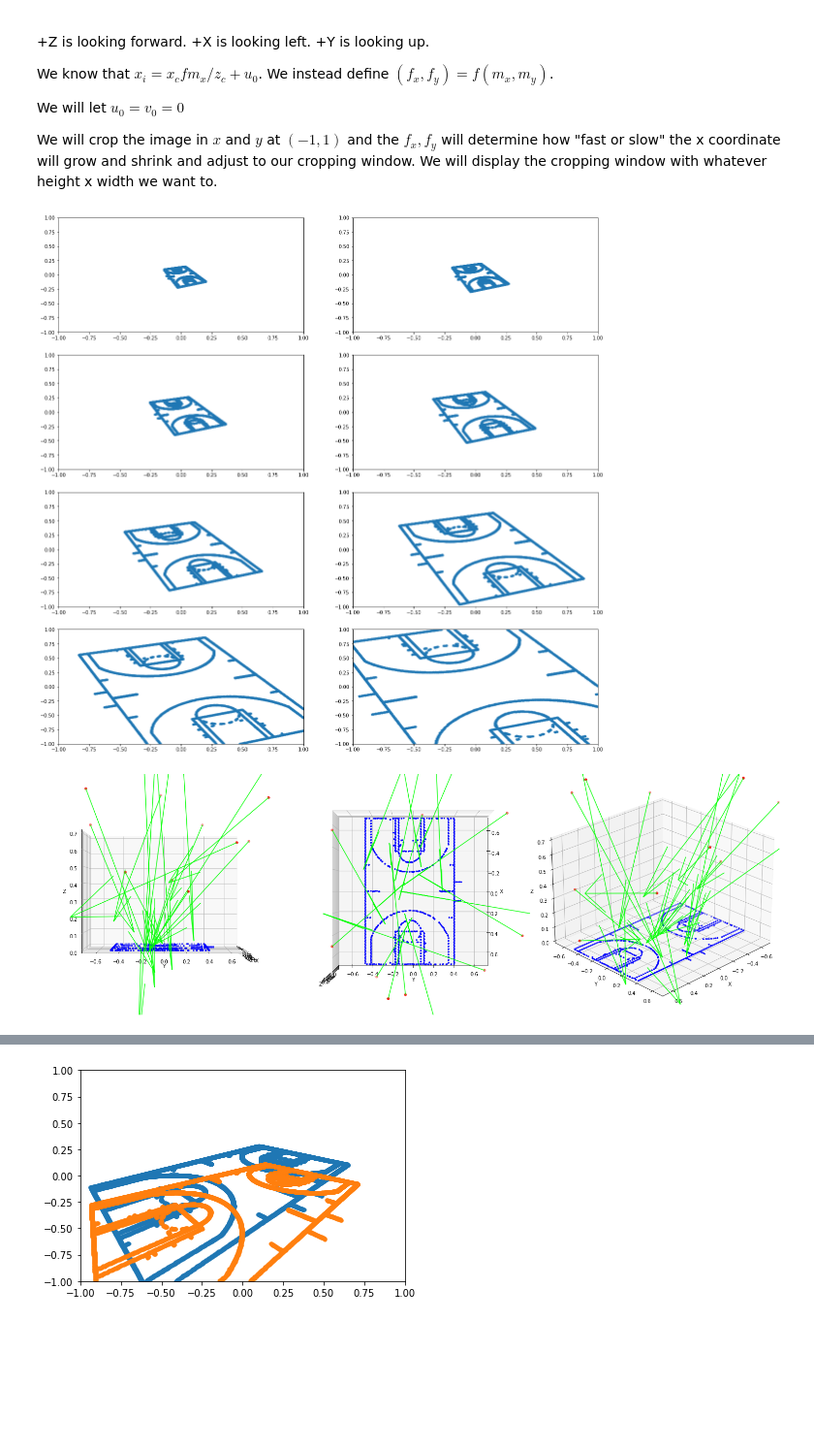
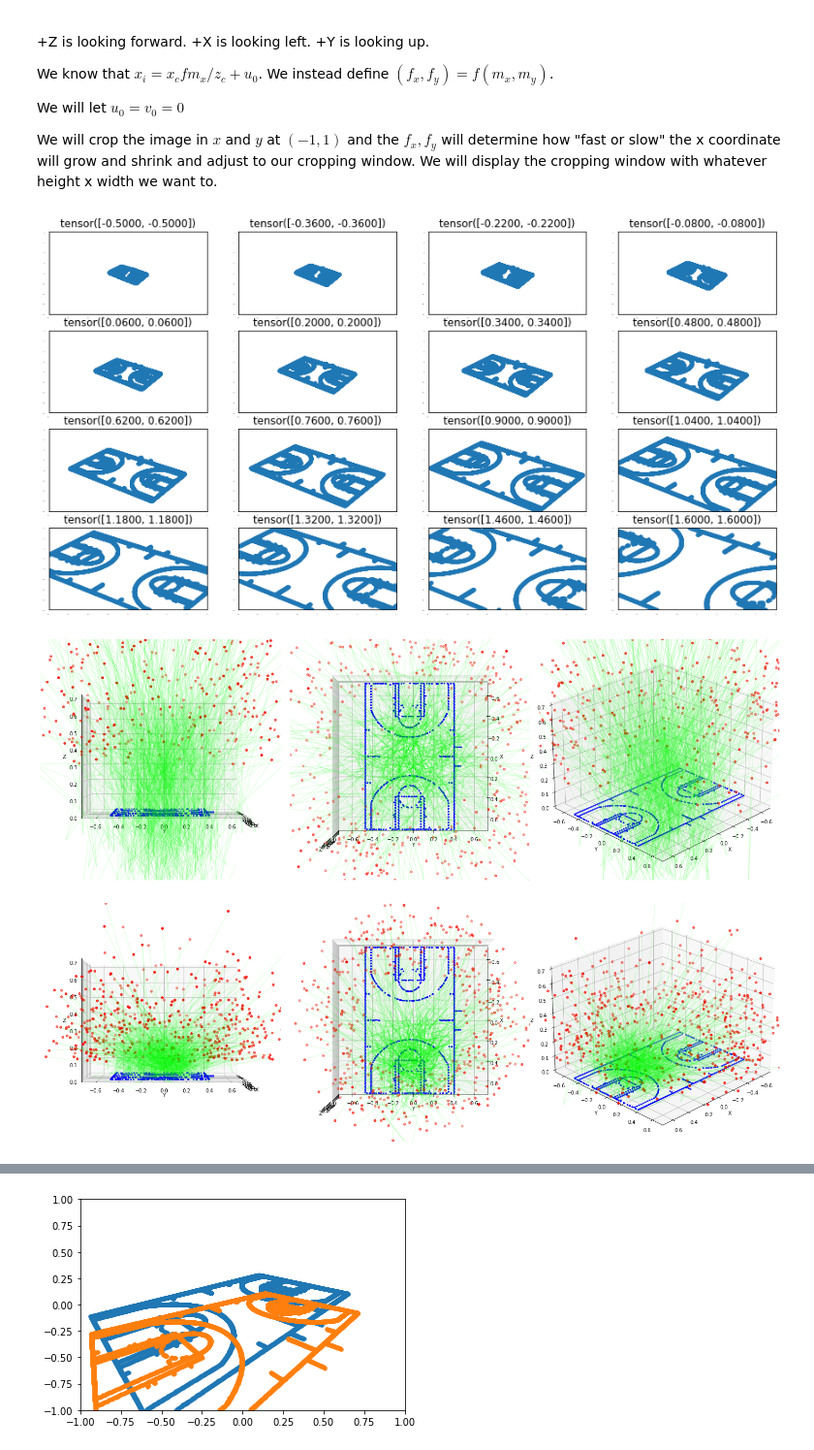
Before and after one commit to akarshkumar0101/nba-3d-ee-371q, a Jupyter notebook: rendering.ipynb, the cells around one changed output, grey strips where cells are left out. Shown at 97% size. Cells and saved outputs as stored; diff of their text form; code cells hidden in the pictures; blank space fills up the shorter version.

```diff
--- a/rendering.ipynb
+++ b/rendering.ipynb
@@ -233,17 +56,17 @@ def show_cam_view(X_w, dofs_cam=rest_dofs, ax=None):
 # %%
-plt.figure(figsize=(20, 20))
+plt.figure(figsize=(15, 8))
 r = 1.+.05*torch.randn(1)[0]
 theta = torch.rand(1)[0]*2*np.pi
 x,y  = r*torch.cos(theta), r*torch.sin(theta)
 z = 1.5+.3*torch.randn(1)[0].abs()
 
-for i in range(8):
-    plt.subplot(4, 2, i+1)
-    f = torch.tensor(np.logspace(-0.3, 0.6, 8)[i]).float()
+for i in range(16):
+    plt.subplot(4, 4, i+1)
+    f = torch.linspace(-0.5, 1.6, 16)[i]
     f = torch.stack([f,f])
-
-    dofs_cam = calc_dofs_cam(torch.tensor([[x, y, z]]), torch.tensor([[0.001,0.001,0.001]]), f[None, :])[0]
-    show_cam_view(X_w, dofs_cam)
+    dofs_cam = cam.calc_dofs_cam(torch.tensor([[x, y, z]]), torch.tensor([[0.001,0.001,0.001]]), f[None, :])[0]
+    draw.show_cam_view(X_w, dofs_cam)
+    plt.title(f)
 # %% [output]
-[figure, old version]
+[figure, new version]
 # %%
@@ -266,9 +104,19 @@ def generate_random_views(*args):
 # %%
-dofs_cams, pts_to = generate_random_views(16)
-for ax in multi_view(views_court, region_court)[0]:
+dofs_cams, pts_to = generate_random_views(500)
+for ax in draw.multi_view(views_court, region_court)[0]:
     ax.scatter3D(*X_w[::10].transpose(0,1), marker='.', color='b')
     ax.scatter3D(*dofs_cams[:, :3].transpose(0,1), color='r')
     ax.quiver3D(*dofs_cams[:, :3].transpose(0,1),
-                *(pts_to-dofs_cams[:, :3]).transpose(0,1), color=[0., 1., 0., 0.9])
+                *(pts_to-dofs_cams[:, :3]).transpose(0,1), color=[0., 1., 0., 0.1])
 # %% [output]
-[figure, old version]
+[figure, new version]
+# %%
+x = torch.distributions.MultivariateNormal(torch.zeros(8), torch.eye(8)).sample((500,))
+dofs_cams, pts_to = gaussian2cam(x)
+for ax in draw.multi_view(views_court, region_court)[0]:
+    ax.scatter3D(*X_w[::10].transpose(0,1), marker='.', color='b')
+    ax.scatter3D(*dofs_cams[:, :3].transpose(0,1), color='r')
+    ax.quiver3D(*dofs_cams[:, :3].transpose(0,1),
+                *(pts_to-dofs_cams[:, :3]).transpose(0,1), color=[0., 1., 0., 0.1])
+# %% [output]
+[figure, added]
```
Also changed, not shown: parts of 27 cells of this notebook, 5 other files.
